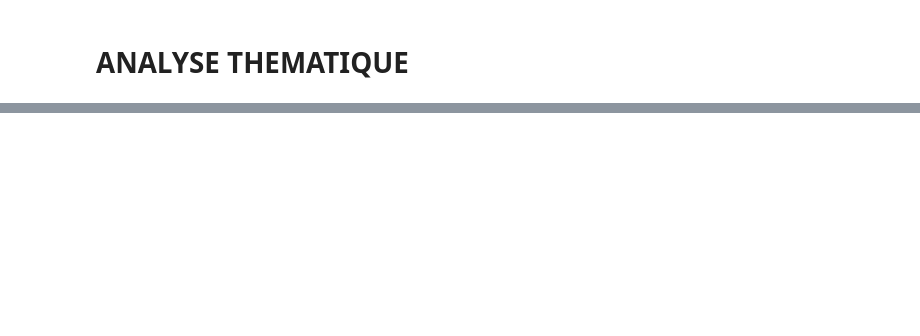
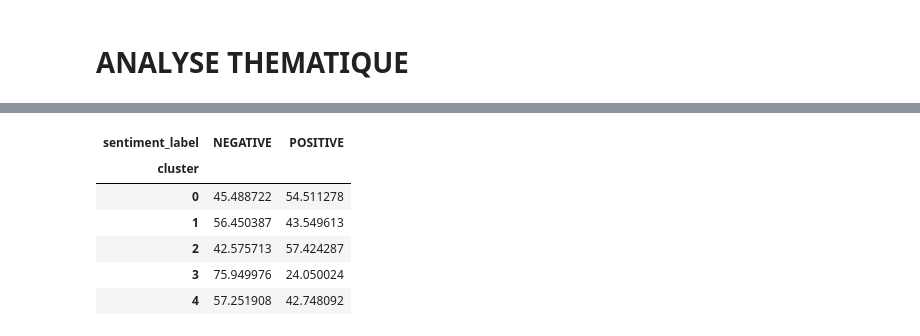
Before and after one commit to Olakemi-code/PROJET-1-Feedbacks-nlp-pipeline, a Jupyter notebook: notebooks/03_modeling.ipynb, the cells around one changed output, grey strips where cells are left out. Drawn from its saved outputs; the diff is of its cells as text; code cells hidden in the pictures; blank space fills up the shorter version.

```diff
--- a/notebooks/03_modeling.ipynb
+++ b/notebooks/03_modeling.ipynb
@@ -128,0 +218,10 @@ for cluster in sorted(data['cluster'].unique()):
+# %%
+pd.crosstab(data["cluster"], data["sentiment_label"], normalize="index") * 100
+# %% [output]
+| sentiment_label | NEGATIVE | POSITIVE |
+| cluster |  |  |
+| 0 | 45.488722 | 54.511278 |
+| 1 | 56.450387 | 43.549613 |
+| 2 | 42.575713 | 57.424287 |
+| 3 | 75.949976 | 24.050024 |
+| 4 | 57.251908 | 42.748092 |
```
Also changed, not shown: parts of 35 cells of this notebook, 11 other files.
